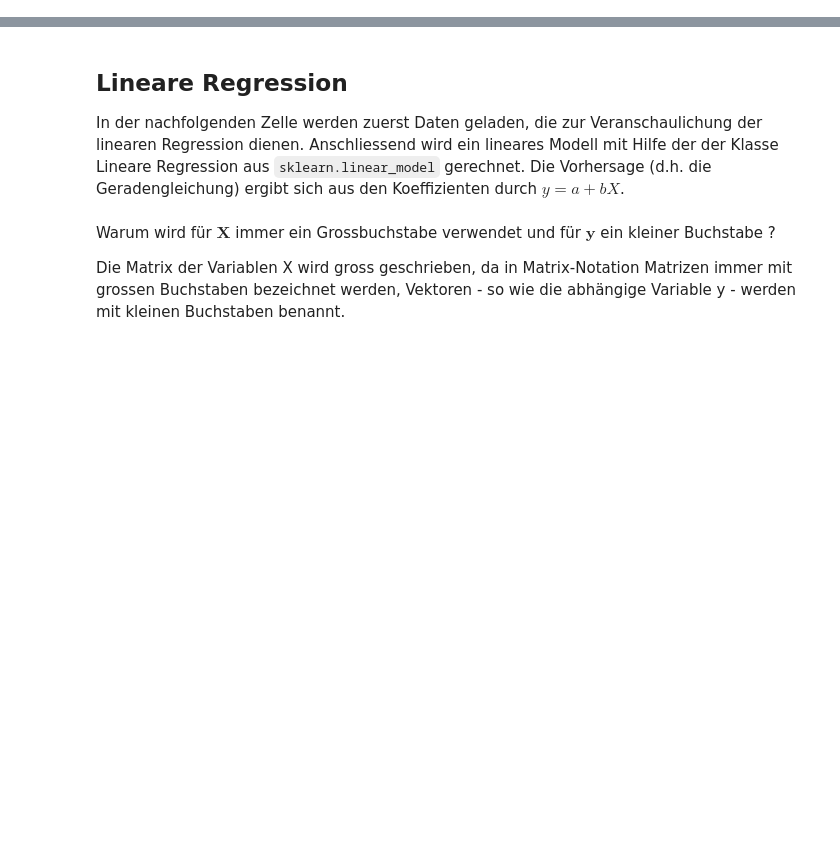
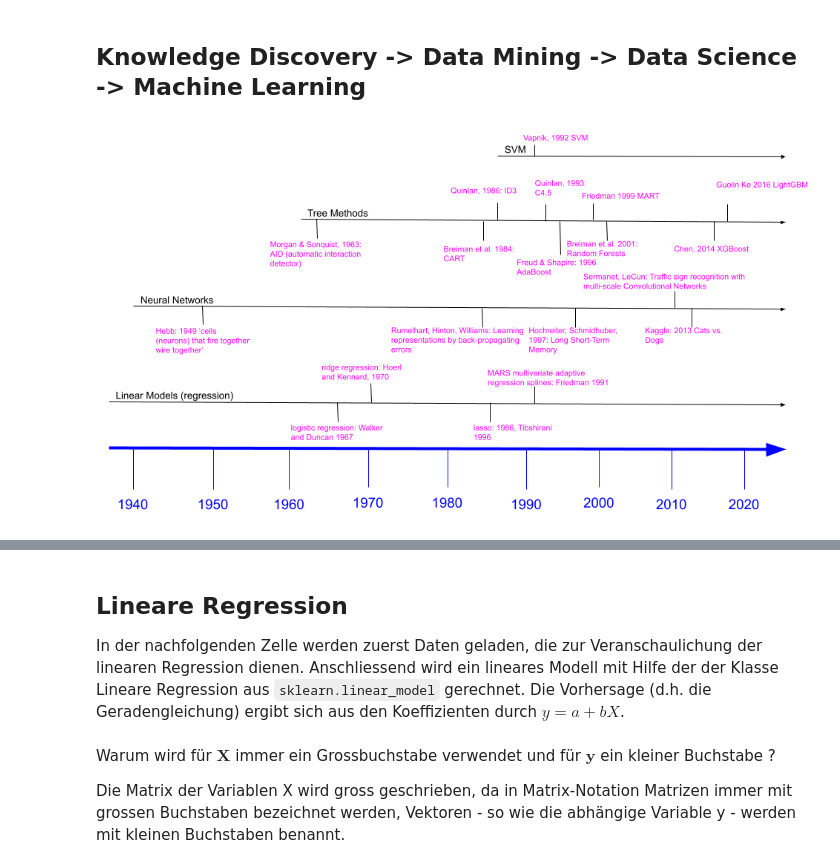
Before and after one commit to nitram-bot/fhnw_lecture, a Jupyter notebook: seminar_skript/Regression_Techniques.ipynb, the cells around one changed output, grey strips where cells are left out. Drawn from its saved outputs; the diff is of its cells as text; code cells hidden in the pictures; blank space fills up the shorter version.

```diff
--- a/seminar_skript/Regression_Techniques.ipynb
+++ b/seminar_skript/Regression_Techniques.ipynb
@@ -2,6 +2,12 @@
 from IPython.display import Image
 import warnings
 warnings.filterwarnings('ignore')
+# %% [markdown]
+## Knowledge Discovery -> Data Mining -> Data Science -> Machine Learning
+# %%
+Image("DS_Timeline.png")
+# %% [output]
+[figure, added]
 # %%
 import matplotlib.pyplot as plt
 %matplotlib inline
```
Also changed, not shown: parts of 20 cells of this notebook, 29 other files.
